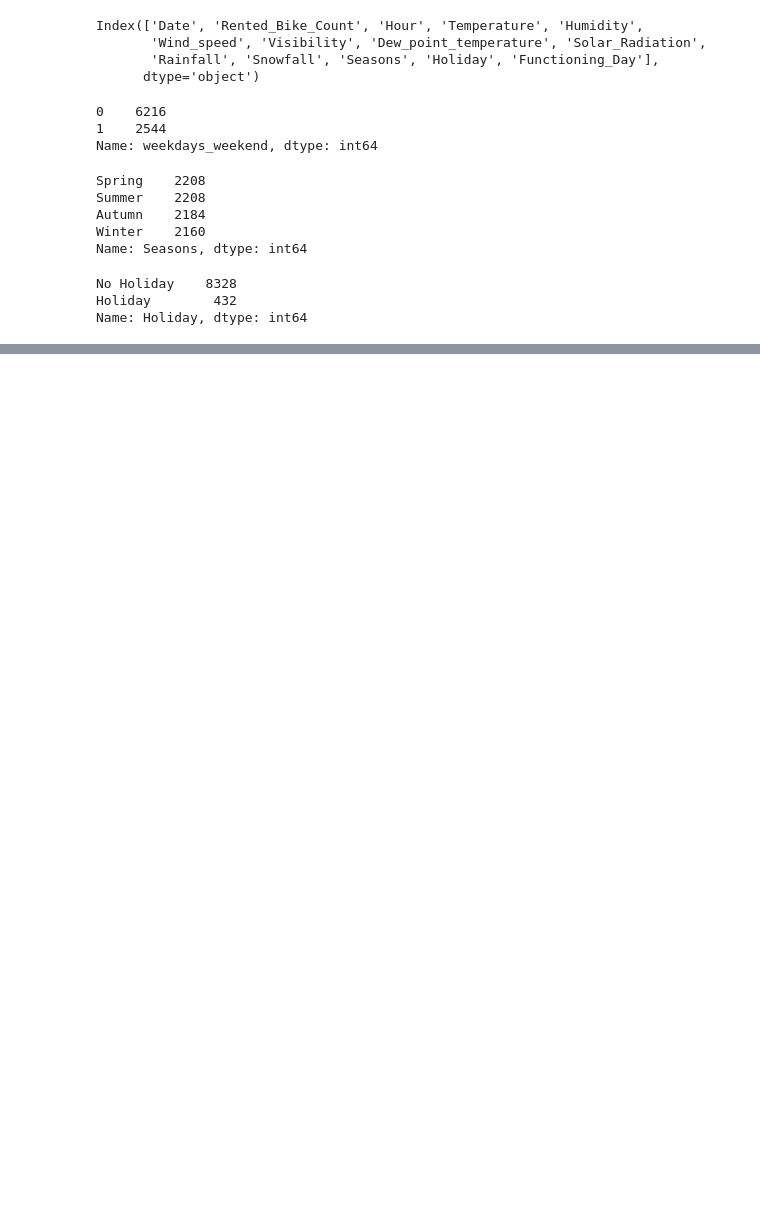
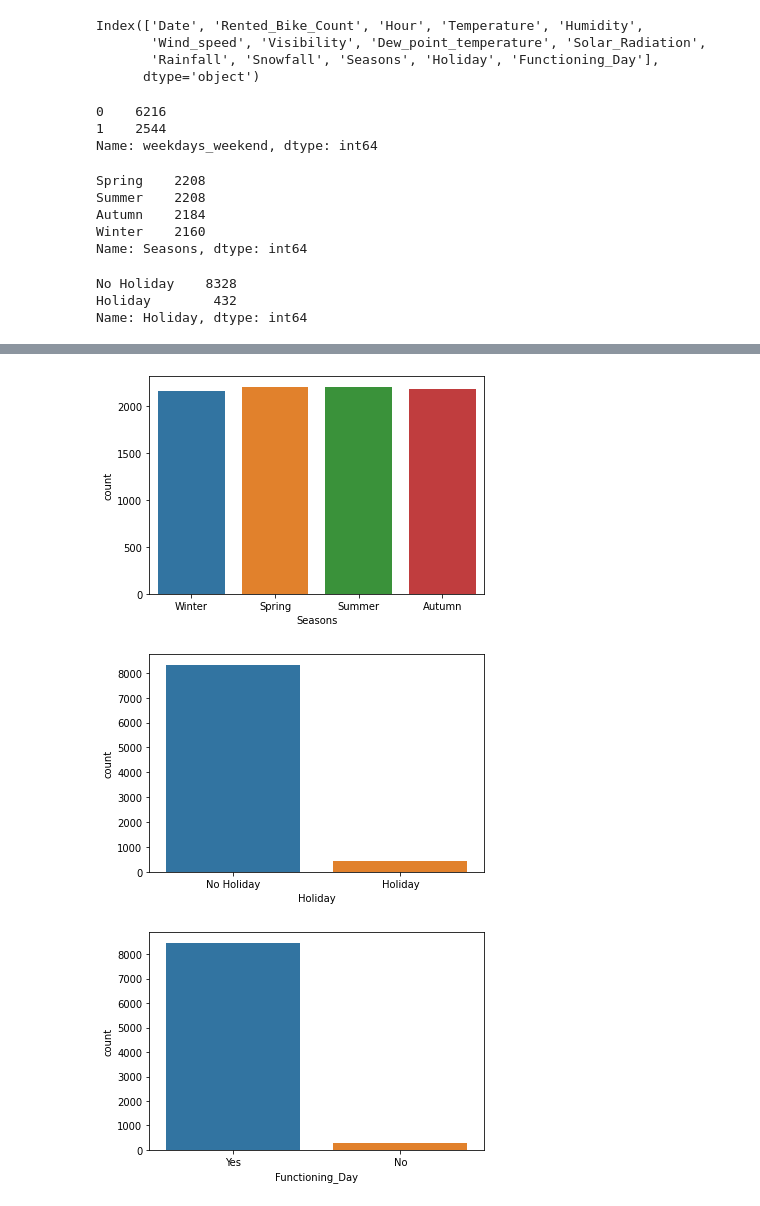
Before and after one commit to anup-anny/Bike-Sharing-Demand-Prediction, a Jupyter notebook: Bike_Sharing_Demand_Prediction_Capstone_Project.ipynb, the cells around one changed output, grey strips where cells are left out. Drawn from its saved outputs; the diff is of its cells as text; code cells hidden in the pictures; blank space fills up the shorter version.

```diff
--- a/Bike_Sharing_Demand_Prediction_Capstone_Project.ipynb
+++ b/Bike_Sharing_Demand_Prediction_Capstone_Project.ipynb
@@ -228,0 +287,8 @@ df=df.drop(['Dew_point_temperature'],axis=1)
+# %%
+for i in cat_var:
+    sns.countplot(x = df[i],)
+    plt.show()
+# %% [output]
+[figure, added]
+[figure, added]
+[figure, added]
```
Also changed, not shown: parts of 48 cells of this notebook.
